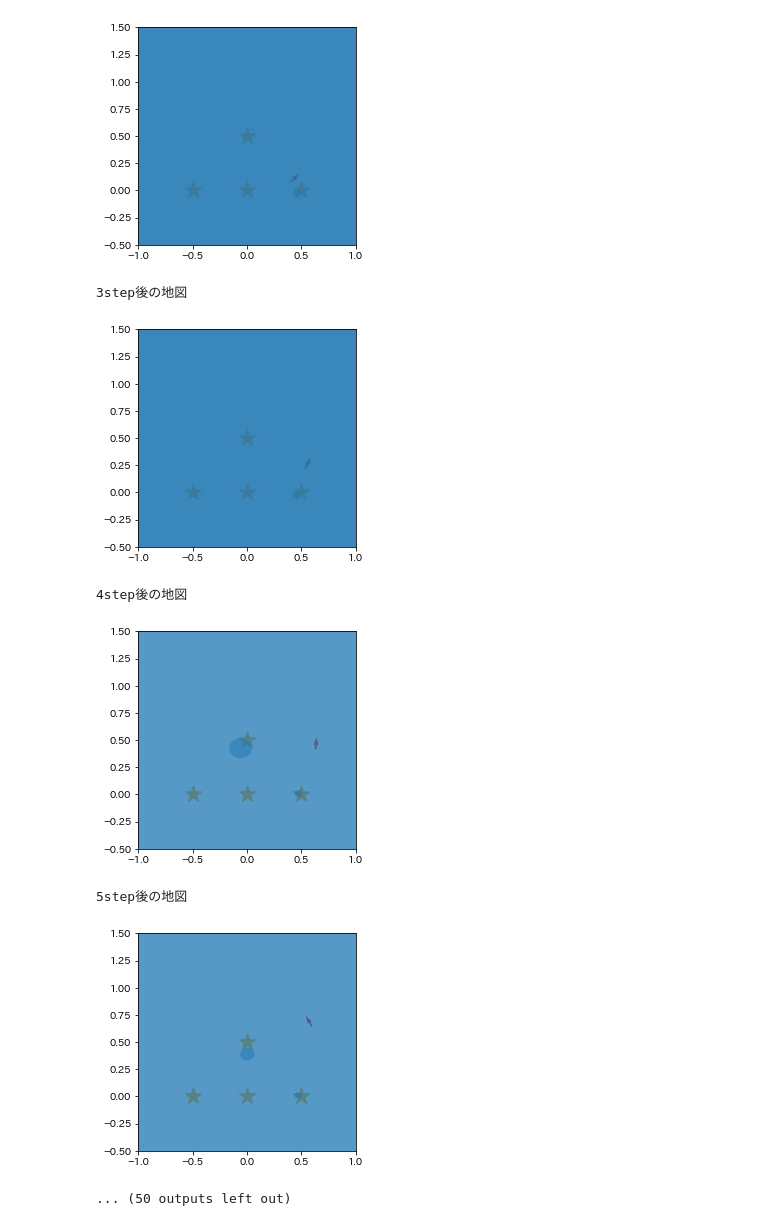
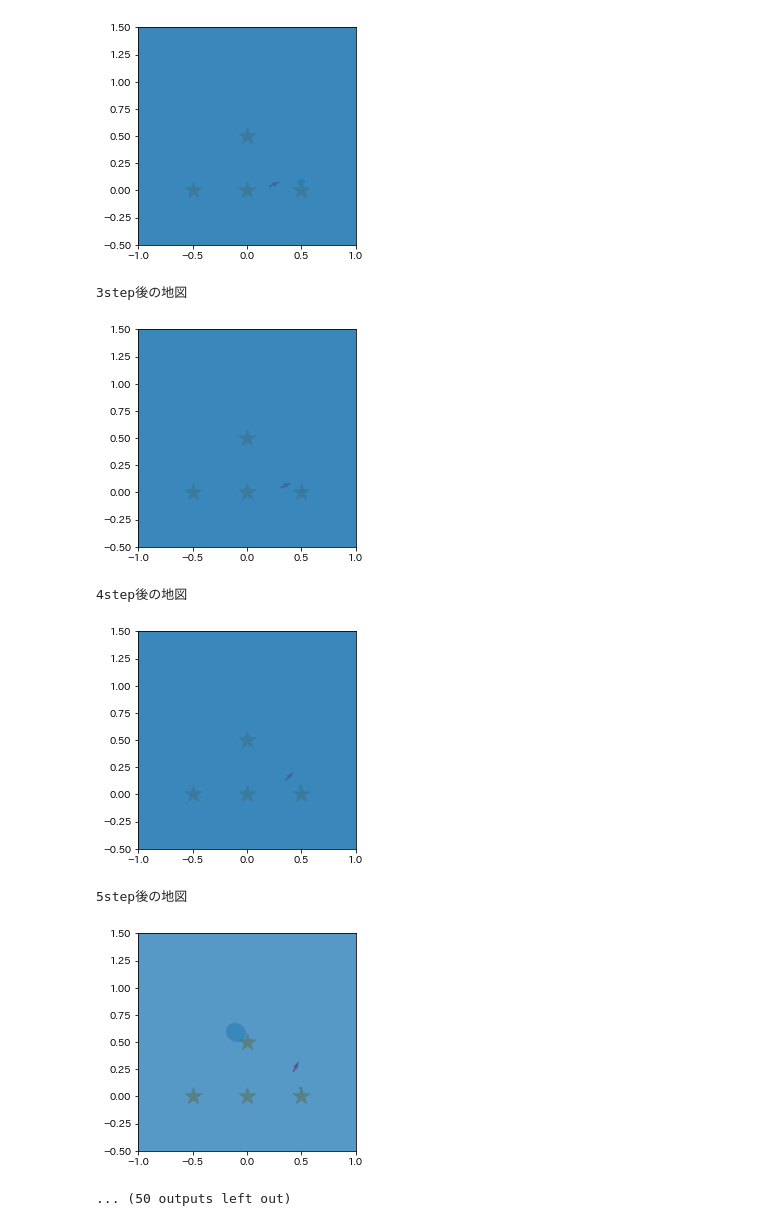
Before and after one commit to shibata-mamoru/probrobo2017, a Jupyter notebook: FastSLAM.ipynb, the cells around one changed output. Saved outputs shown, nothing was run; the diff lists cells and outputs as text; code cells hidden in the pictures.

```diff
--- a/FastSLAM.ipynb
+++ b/FastSLAM.ipynb
@@ -181,32 +181,32 @@ robot.pose = np.array([0.0,0.0,0.0])   #ロボットの実際の姿勢
 slam = FastSLAM(robot.pose)
 # %%
 def one_step(m):
-    slam.motion_update(0.2, math.pi / 180.0 * 20, robot)
-    robot.pose = robot.motion_model(robot.pose, 0.2, math.pi / 180.0 * 20)
+    slam.motion_update(0.1, math.pi / 180.0 * 10, robot)
+    robot.pose = robot.motion_model(robot.pose, 0.1, math.pi / 180.0 * 10)
     measurements = robot.observation(m)
     for m in measurements:
         slam.measurement_update(m)
 
 n = 30
 for i in range(n):
     print(str(i) + "step後の地図")
     slam.draw()
     plt.show()
     one_step(m)
 
 print(str(n) + "step後の地図")
 slam.draw()
 # %% [output]
 0step後の地図
 [figure]
 1step後の地図
 [figure]
 2step後の地図
 [figure]
 3step後の地図
 [figure]
 4step後の地図
-[figure, old version]
+[figure, new version]
 5step後の地図
-[figure, old version]
+[figure, new version]
 ... (50 outputs left out)
```
Also changed, not shown: parts of 1 cell of this notebook.
